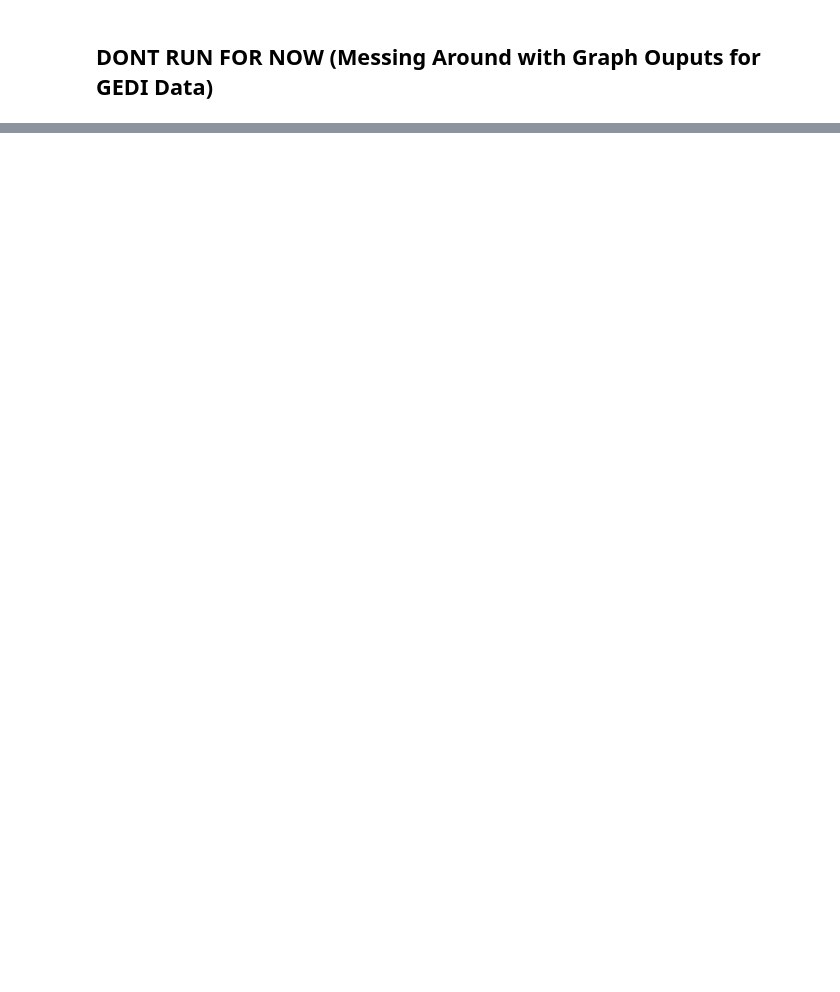
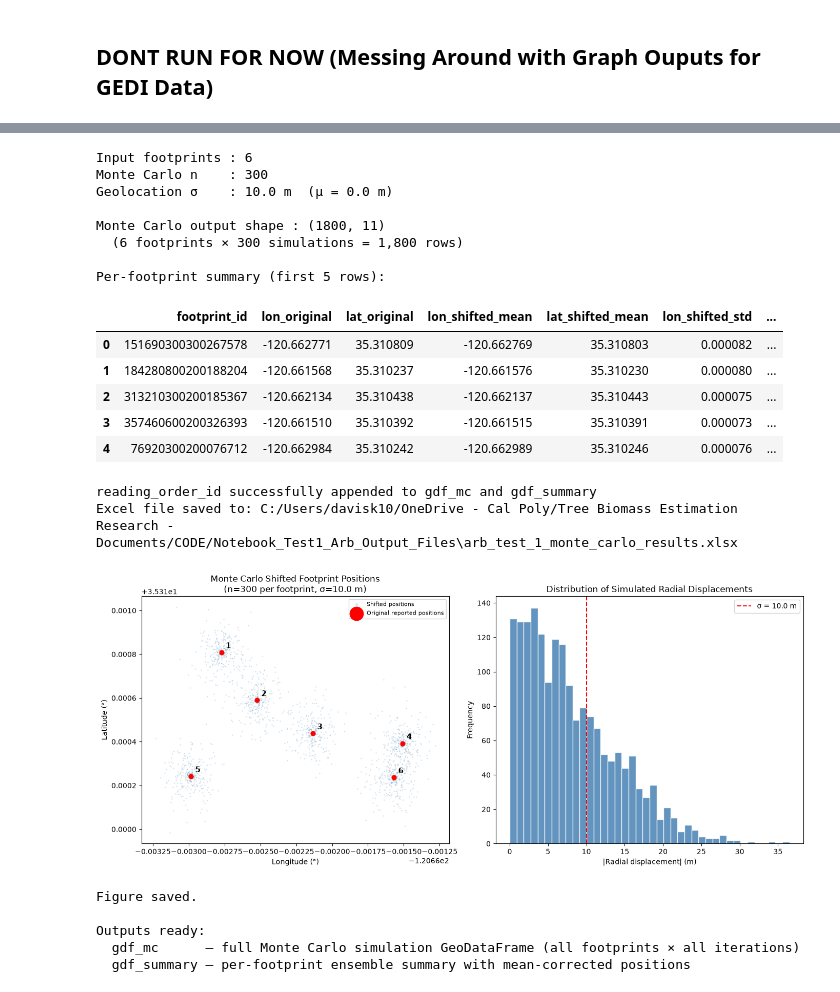
Before and after one commit to kara-davis/Biomass_Monitoring_Research, a Jupyter notebook: gedi_footprint_2_analysis.ipynb, the cells around one changed output, grey strips where cells are left out. Drawn from its saved outputs; the diff is of its cells as text; code cells hidden in the pictures; blank space fills up the shorter version.

```diff
--- a/gedi_footprint_2_analysis.ipynb
+++ b/gedi_footprint_2_analysis.ipynb
@@ -409,7 +801,7 @@ gdf_summary = gpd.GeoDataFrame(summary, geometry=summary_geom, crs=WGS84)
 print("\nPer-footprint summary (first 5 rows):")
 display(gdf_summary.head())
 
-# STEP E — Append reading_order_id to gdf_mc and gdf_summary
+# Append reading_order_id to gdf_mc and gdf_summary
 # ════════════════════════════════════════════════════════════════════════════
 if 'reading_order_id' not in gdf_points_clipped.columns:
     raise RuntimeError(
@@ -439,15 +831,15 @@ else:
 
 
 # ════════════════════════════════════════════════════════════════════════════
-# STEP F — Export results to Excel for inspection/editing
+# Export results to Excel for inspection/editing
 # ════════════════════════════════════════════════════════════════════════════
-excel_path = os.path.join(data_folder, f'{file_header}_monte_carlo_results.xlsx')
+excel_path1 = os.path.join(data_folder, f'{file_header}_monte_carlo_results.xlsx')
 
-with pd.ExcelWriter(excel_path, engine='openpyxl') as writer:
+with pd.ExcelWriter(excel_path1, engine='openpyxl') as writer:
     gdf_mc.drop(columns='geometry').to_excel(writer, sheet_name='all_simulations', index=False)
     gdf_summary.drop(columns='geometry').to_excel(writer, sheet_name='per_footprint_summary', index=False)
 
-print(f"Excel file saved to: {excel_path}")
+print(f"Excel file saved to: {excel_path1}")
 
 
 # ── Diagnostic plots ──────────────────────────────────────────────────────────
@@ -477,31 +869,54 @@ for _, row in gdf_points_clipped.iterrows():
         fontweight='bold',
         color='black',
         zorder=6,
     )
 
 ax.set_xlabel('Longitude (°)')
 ax.set_ylabel('Latitude (°)')
 ax.set_title(f'Monte Carlo Shifted Footprint Positions\n'
              f'(n={N_SIMULATIONS} per footprint, σ={SIGMA_M} m)')
 ax.legend(markerscale=3, fontsize=8)
 
 # Right panel: histogram of how large the random shifts were
 # Should look like a half-normal distribution centred near 0
 # The red line marks the 10 m 1-sigma threshold
 ax2 = axes[1]
 ax2.hist(np.abs(gdf_mc['s_i_m']), bins=40, color='steelblue', edgecolor='white', alpha=0.85)
 ax2.axvline(SIGMA_M, color='red', linestyle='--', linewidth=1.5, label=f'σ = {SIGMA_M} m')
 ax2.set_xlabel('|Radial displacement| (m)')
 ax2.set_ylabel('Frequency')
 ax2.set_title('Distribution of Simulated Radial Displacements')
 ax2.legend()
 
 plt.tight_layout()
 plt.savefig(os.path.join(data_folder, f'{file_header}_monte_carlo.png'), dpi=150, bbox_inches='tight')
 plt.show()
 print("Figure saved.")
 
 print("\nOutputs ready:")
 print("  gdf_mc      – full Monte Carlo simulation GeoDataFrame (all footprints × all iterations)")
 print("  gdf_summary – per-footprint ensemble summary with mean-corrected positions")
+# %% [output]
+Input footprints : 6
+Monte Carlo n    : 300
+Geolocation σ    : 10.0 m  (μ = 0.0 m)
+
+Monte Carlo output shape : (1800, 11)
+  (6 footprints × 300 simulations = 1,800 rows)
+
+Per-footprint summary (first 5 rows):
+|  | footprint_id | lon_original | lat_original | lon_shifted_mean | lat_shifted_mean | lon_shifted_std | ... |
+| 0 | 151690300300267578 | -120.662771 | 35.310809 | -120.662769 | 35.310803 | 0.000082 | ... |
+| 1 | 184280800200188204 | -120.661568 | 35.310237 | -120.661576 | 35.310230 | 0.000080 | ... |
+| 2 | 313210300200185367 | -120.662134 | 35.310438 | -120.662137 | 35.310443 | 0.000075 | ... |
+| 3 | 357460600200326393 | -120.661510 | 35.310392 | -120.661515 | 35.310391 | 0.000073 | ... |
+| 4 | 76920300200076712 | -120.662984 | 35.310242 | -120.662989 | 35.310246 | 0.000076 | ... |
+reading_order_id successfully appended to gdf_mc and gdf_summary
+Excel file saved to: C:/Users/davisk10/OneDrive - Cal Poly/Tree Biomass Estimation Research - Documents/CODE/Notebook_Test1_Arb_Output_Files\arb_test_1_monte_carlo_results.xlsx
+[figure, added]
+Figure saved.
+
+Outputs ready:
+  gdf_mc      – full Monte Carlo simulation GeoDataFrame (all footprints × all iterations)
+  gdf_summary – per-footprint ensemble summary with mean-corrected positions
 # %% [markdown]
```
Also changed, not shown: parts of 25 cells of this notebook, 1 other file.
